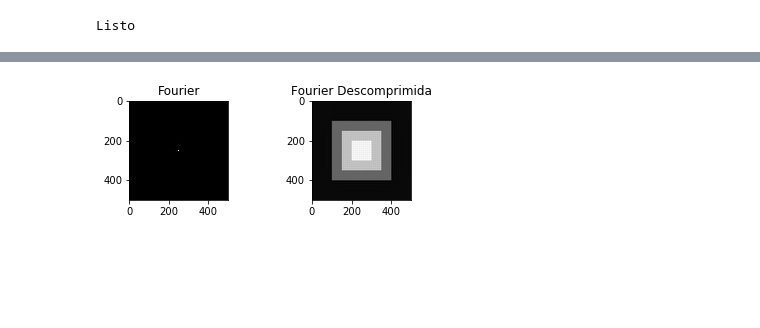
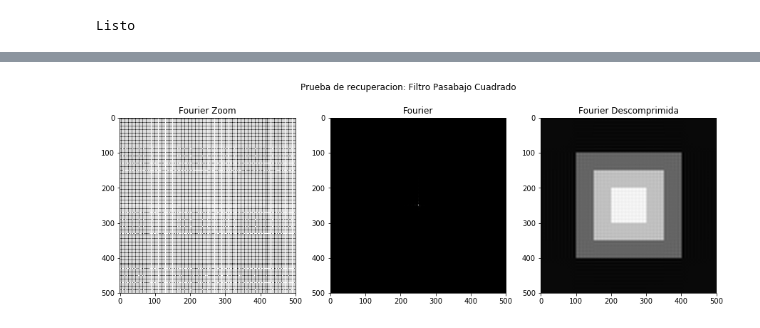
Before and after one commit to seradiazpin/MachineVisionUnal, a Jupyter notebook: Tarea2/Tarea2.ipynb, the cells around one changed output, grey strips where cells are left out. Drawn from its saved outputs; the diff is of its cells as text; code cells hidden in the pictures; blank space fills up the shorter version.

```diff
--- a/Tarea2/Tarea2.ipynb
+++ b/Tarea2/Tarea2.ipynb
@@ -17,10 +21,11 @@ from IPython.display import Image
 import numpy as np
 from matplotlib import pyplot as plt
 from __future__ import division
-from scipy.fftpack import fft, fftfreq
+from scipy.fftpack import dst,idst
+#from scipy.fftpack import fft, fftfreq
 import pywt
 
-img = cv2.imread('Fig/monta.png',0)
+img = cv2.imread('Fig/face.png',0)
 print "Listo"
 # %% [output]
 Listo
@@ -75,14 +80,42 @@ def ifft(img):
     return f.real
 
 def ctt(img):
-    f = cv2.dct(img)
+    f = cv2.dct(img.astype('float32'))
     fshift = np.fft.fftshift(f)
     return fshift
 def ict(img):
     fshift = np.fft.fftshift(img)
-    copy = np.zeros((500, 500))
+    copy = np.zeros(img.shape)
     f = cv2.dct(fshift,copy,cv2.DCT_INVERSE)
     return f
+
+def stt(img):
+    M = img.shape[0]
+    N = img.shape[1]
+    a = np.zeros((M,N))
+    b = np.zeros((M,N))
+
+    for i in range(M):
+        a[i,:] = dst(img[i,:])
+    for j in range(N):
+        b[:,j] = dst(a[:,j])
+    b = np.fft.fftshift(b)
+    return b
+
+def ist(img):
+    fshift = np.fft.fftshift(img)
+    M = fshift.shape[0]
+    N = fshift.shape[1]
+    a = np.zeros((M,N))
+    y = np.zeros((M,N))
+
+    for i in range(M):
+        a[i,:] = idst(fshift[i,:])
+    for j in range(N):
+        y[:,j] = idst(a[:,j])
+
+    return y
+
 
 def w2d(img, mode='haar', level=4):
     #convert to float
@@ -91,19 +124,9 @@ def w2d(img, mode='haar', level=4):
     # compute coefficients
     coeffs=pywt.wavedec2(imArray, mode, level=level)
 
-    """
-    #Process Coefficients
-    coeffs_H=list(coeffs)
-    coeffs_H[0] *= 0;
-
-    # reconstruction
-    imArray_H=pywt.waverec2(coeffs_H, mode);
-    imArray_H *= 255;
-    imArray_H =  np.uint8(imArray_H)
-    #Display result"""
     return coeffs
 img_1_compreced = np.zeros((500, 500))
-coeffs = w2d(check)
+
 #Transformada de fourier
 img_1 = fft(check)
 img_1_compreced[200:300, 200:300] = img_1[200:300, 200:300]
@@ -119,25 +142,35 @@ img_2_descompreced = ict(img_2_compreced)
 img_3 = ht(check)
 img_3_compreced = img_3[200:300, 200:300]
 img_3_descompreced = iht(img_3_compreced)
-plt.figure(1)
-plt.subplot(221), plt.imshow(check, cmap=plt.cm.gray), plt.title('Imagen-Original')
+plt.figure(1,figsize=(5,5))
 
-plt.figure(2)
-plt.subplot(221), plt.imshow(abs(img_1), cmap=plt.cm.gray), plt.title('Fourier')
-plt.subplot(222), plt.imshow(img_1_descompreced, cmap=plt.cm.gray), plt.title('Fourier Descomprimida')
+plt.subplot(111), plt.imshow(check, cmap=plt.cm.gray), plt.title('Imagen-Original')
+plt.show()
 
+plt.figure(2,figsize=(15,5))
+plt.suptitle('Prueba de recuperacion: Filtro Pasabajo Cuadrado')
+plt.subplot(131), plt.imshow(np.log(abs(img_1)), cmap=plt.cm.gray), plt.title('Fourier Zoom')
+plt.subplot(132), plt.imshow(np.abs(img_1), cmap=plt.cm.gray), plt.title('Fourier')
+plt.subplot(133), plt.imshow(img_1_descompreced, cmap=plt.cm.gray), plt.title('Fourier Descomprimida')
+plt.show()
 
-plt.figure(3)
-plt.subplot(221), plt.imshow(img_2, cmap=plt.cm.gray), plt.title('Coseno')
-plt.subplot(222), plt.imshow(img_2_descompreced, cmap=plt.cm.gray), plt.title('Coseno Descomprimida')
+plt.figure(3,figsize=(15,5))
+plt.subplot(131), plt.imshow(np.log(np.abs(img_2)), cmap=plt.cm.gray), plt.title('Coseno Zoom')
+plt.subplot(132), plt.imshow(np.abs(img_2), cmap=plt.cm.gray), plt.title('Coseno')
+plt.subplot(133), plt.imshow(img_2_descompreced, cmap=plt.cm.gray), plt.title('Coseno Descomprimida')
+plt.show()
 
-plt.figure(4)
-plt.subplot(221), plt.imshow(img_3, cmap=plt.cm.gray), plt.title('Hartley')
-plt.subplot(222), plt.imshow(img_3_descompreced, cmap=plt.cm.gray), plt.title('Hartley descomprimida')
+plt.figure(4,figsize=(15,5))
+plt.subplot(131), plt.imshow(np.log(np.abs(img_3)), cmap=plt.cm.gray), plt.title('Hartley Zoom')
+plt.subplot(132), plt.imshow(np.abs(img_3), cmap=plt.cm.gray), plt.title('Hartley')
+plt.subplot(133), plt.imshow(img_3_descompreced, cmap=plt.cm.gray), plt.title('Hartley descomprimida')
+plt.show()
 
-plt.figure(5)
-plt.subplot(221), plt.imshow(coeffs[0], cmap=plt.cm.gray), plt.title('Onditas')
-plt.subplot(222), plt.imshow(coeffs[1][0], cmap=plt.cm.gray), plt.title('Onditas descomprimida')
-plt.subplot(223), plt.imshow(coeffs[1][1], cmap=plt.cm.gray), plt.title('Onditas')
-plt.subplot(224), plt.imshow(coeffs[1][2], cmap=plt.cm.gray), plt.title('Onditas')
+plt.figure(5,figsize=(10,10))
+plt.suptitle('Transformada Onditas')
+plt.subplot(221), plt.imshow(w2d(check,'haar',1)[0], cmap=plt.cm.gray), plt.title('Nivel 1')
+plt.subplot(222), plt.imshow(w2d(check,'haar',2)[0], cmap=plt.cm.gray), plt.title('Nivel 2')
+plt.subplot(223), plt.imshow(w2d(check,'haar',3)[0], cmap=plt.cm.gray), plt.title('Nivel 3')
+plt.subplot(224), plt.imshow(w2d(check,'haar',4)[0], cmap=plt.cm.gray), plt.title('Nivel 4')
+plt.show()
 # %% [output]
@@ -148 +178 @@ plt.subplot(224), plt.imshow(coeffs[1][2], cmap=plt.cm.gray), plt.title('Onditas
-[figure, old version]
+[figure, new version]
```
Also changed, not shown: parts of 12 cells of this notebook, 1 other file.
